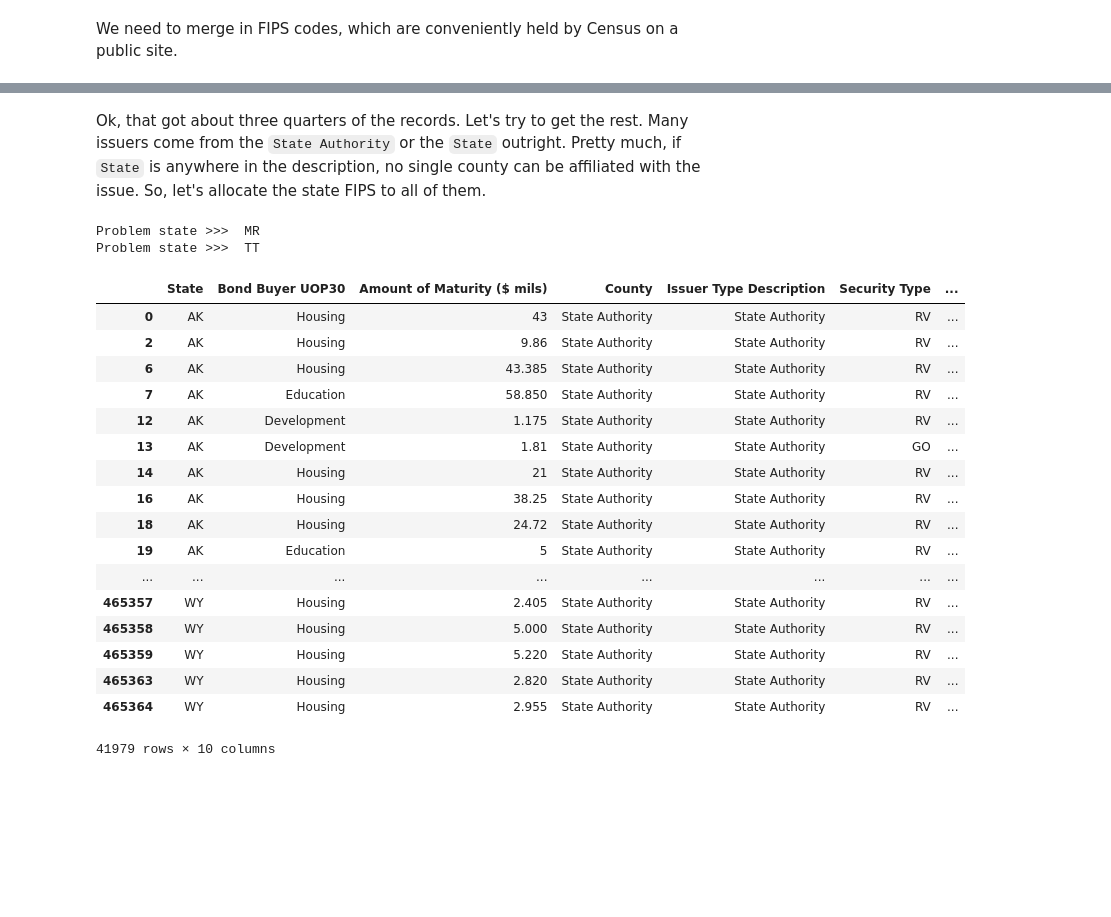
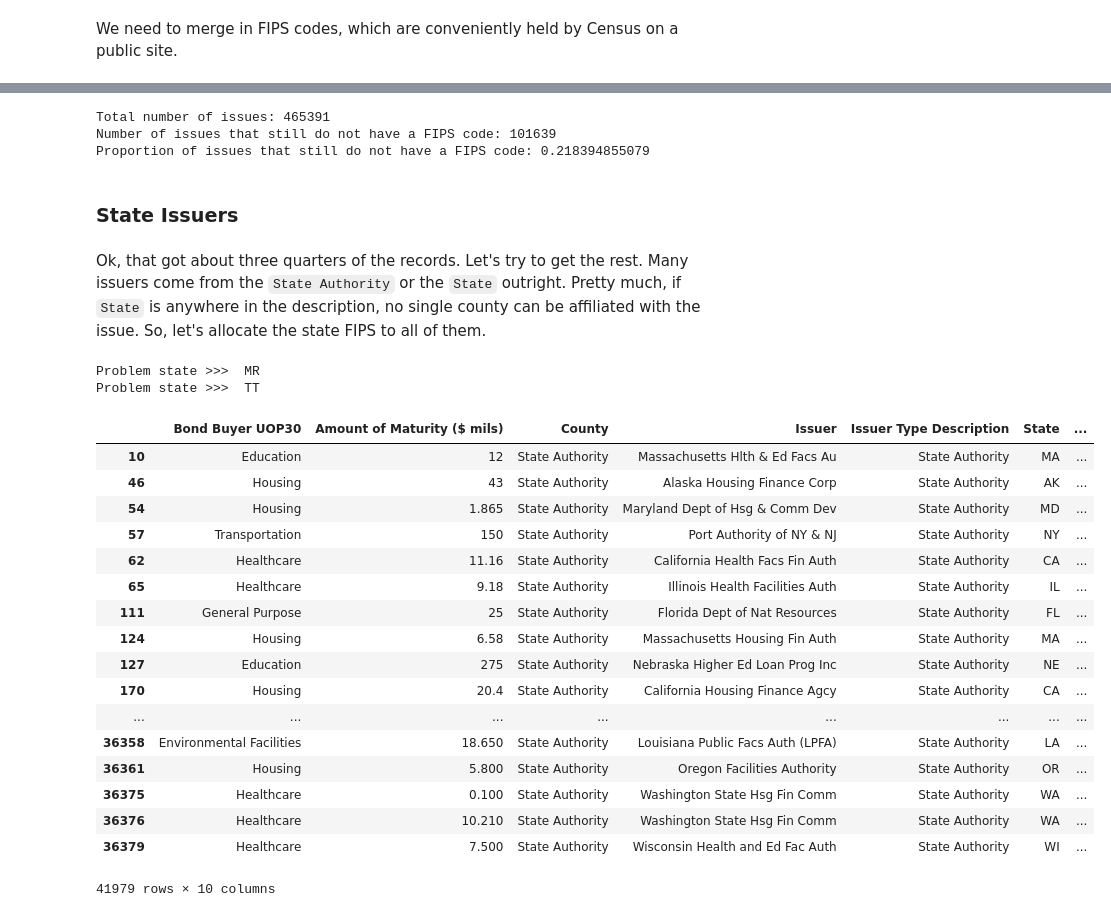
Before and after one commit to choct155/TELs_debt, a Jupyter notebook: DebtDataSeries.ipynb, the cells around one changed output, grey strips where cells are left out. Drawn from its saved outputs; the diff is of its cells as text; code cells hidden in the pictures; blank space fills up the shorter version.

```diff
--- a/DebtDataSeries.ipynb
+++ b/DebtDataSeries.ipynb
@@ -77,7 +76,7 @@ Fortunately, all of these variables appear in the common set.
 # %%
 #Define required variables
 req_vars=['Security Type','Issuer Type Description','Bond Buyer UOP30',\
-          'Amount of Maturity ($ mils)','County','State','Sale Date']
+          'Amount of Maturity ($ mils)','County','State','Sale Date','Issuer']
 print 'All the requisite variables are in the common set:',np.array([var in common_vars for var in req_vars]).all()
 # %% [output]
 All the requisite variables are in the common set: True
@@ -145,17 +147,23 @@ fips['county']=fips['county'].str.replace(' County','')
 fips['county']=fips['county'].str.replace(' Parish','')
 
 #Create composite name and fips variables
-fips['st_cou']=fips.apply(lambda row: row['state']+'_'+row['county'],axis=1)
-fips['fips']=fips.apply(lambda row: row['fips_st']+row['fips_co'],axis=1)
+fips['st_cou']=fips.apply(lambda row: (row['state']+'_'+row['county']).lower(),axis=1)
+fips['fips']=fips.apply(lambda row: (row['fips_st']+row['fips_co']).lower(),axis=1)
 
 #Capture dict to map composite names to composite fips codes
 fips_dict=dict(zip(fips['st_cou'],fips['fips']))
 
+#Fix the counties with 'St' (insert a period)
+debt['County']=debt['County'].str.replace('St ','St. ')
+
 #Generate composite name for the debt data
-debt['st_cou']=debt.apply(lambda row: str(row['State'])+'_'+str(row['County']),axis=1)
+debt['st_cou']=debt.apply(lambda row: (str(row['State'])+'_'+str(row['County'])).lower(),axis=1)
 
 #Map in fips codes
 debt['FIPS']=debt['st_cou'].map(fips_dict)
 
+#Write in temporary set (before FIPS improvement)
+debt.to_csv('debt_ts_pre_fips.csv')
+
 debt
 # %% [output]
@@ -179,42 +187,55 @@ debt
 465391 rows × 10 columns
+# %%
+print 'Total number of issues:',len(debt)
+print 'Number of issues that still do not have a FIPS code:',len(debt[debt['FIPS'].isnull()])
+print 'Proportion of issues that still do not have a FIPS code:',len(debt[debt['FIPS'].isnull()])/float(len(debt))
+# %% [output]
+Total number of issues: 465391
+Number of issues that still do not have a FIPS code: 101639
+Proportion of issues that still do not have a FIPS code: 0.218394855079
+# %% [markdown]
+### State Issuers
 # %% [markdown]
 Ok, that got about three quarters of the records.  Let's try to get the rest.  Many issuers come from the `State Authority` or the `State` outright.  Pretty much, if `State` is anywhere in the description, no single county can be affiliated with the issue. So, let's allocate the state FIPS to all of them.
 # %%
 #Capture states
 states=sorted(set(debt['State']))[1:]
 
 #For each state...
 for st in states:
     #...capture the keys associated with that state...
-    st_keys=[item for item in fips_dict.items() if str(st)+'_' in item[0]]
+    st_keys=[item for item in fips_dict.items() if str(st).lower()+'_' in item[0]]
     try:
         #...extract the state portion of the value associated with the first member of the list...
         st_key_part=st_keys[0][1][:2]
         #...and assign the state fips code
-        debt.ix[(debt['State']==st) & ('State' in debt['Issuer Type Description']),'FIPS']=st_key_part+'000'
+        state_in_desc=((debt['Issuer Type Description'].apply(lambda x: 'State' in str(x))) |\
+                       (debt['County'].apply(lambda x: 'State' in str(x))))
+        st_mask=(debt['State']==st) & (state_in_desc)
+        debt.ix[st_mask,'FIPS']=st_key_part+'000'
 #         debt.ix[(debt['State']==st) & (debt['County']=='State'),'FIPS']=st_key_part+'000'
     except:
         print 'Problem state >>> ',st
 
 debt[debt['County']=='State Authority']
 # %% [output]
 Problem state >>>  MR
 Problem state >>>  TT
-|  | State | Bond Buyer UOP30 | Amount of Maturity ($ mils) | County | Issuer Type Description | Security Type | ... |
-| 0 | AK | Housing | 43 | State Authority | State Authority | RV | ... |
-| 2 | AK | Housing | 9.86 | State Authority | State Authority | RV | ... |
-| 6 | AK | Housing | 43.385 | State Authority | State Authority | RV | ... |
-| 7 | AK | Education | 58.850 | State Authority | State Authority | RV | ... |
-| 12 | AK | Development | 1.175 | State Authority | State Authority | RV | ... |
-| 13 | AK | Development | 1.81 | State Authority | State Authority | GO | ... |
-| 14 | AK | Housing | 21 | State Authority | State Authority | RV | ... |
-| 16 | AK | Housing | 38.25 | State Authority | State Authority | RV | ... |
-| 18 | AK | Housing | 24.72 | State Authority | State Authority | RV | ... |
-| 19 | AK | Education | 5 | State Authority | State Authority | RV | ... |
+|  | Bond Buyer UOP30 | Amount of Maturity ($ mils) | County | Issuer | Issuer Type Description | State | ... |
+| 10 | Education | 12 | State Authority | Massachusetts Hlth & Ed Facs Au | State Authority | MA | ... |
+| 46 | Housing | 43 | State Authority | Alaska Housing Finance Corp | State Authority | AK | ... |
+| 54 | Housing | 1.865 | State Authority | Maryland Dept of Hsg & Comm Dev | State Authority | MD | ... |
+| 57 | Transportation | 150 | State Authority | Port Authority of NY & NJ | State Authority | NY | ... |
+| 62 | Healthcare | 11.16 | State Authority | California Health Facs Fin Auth | State Authority | CA | ... |
+| 65 | Healthcare | 9.18 | State Authority | Illinois Health Facilities Auth | State Authority | IL | ... |
+| 111 | General Purpose | 25 | State Authority | Florida Dept of Nat Resources | State Authority | FL | ... |
+| 124 | Housing | 6.58 | State Authority | Massachusetts Housing Fin Auth | State Authority | MA | ... |
+| 127 | Education | 275 | State Authority | Nebraska Higher Ed Loan Prog Inc | State Authority | NE | ... |
+| 170 | Housing | 20.4 | State Authority | California Housing Finance Agcy | State Authority | CA | ... |
 | ... | ... | ... | ... | ... | ... | ... | ... |
-| 465357 | WY | Housing | 2.405 | State Authority | State Authority | RV | ... |
-| 465358 | WY | Housing | 5.000 | State Authority | State Authority | RV | ... |
-| 465359 | WY | Housing | 5.220 | State Authority | State Authority | RV | ... |
-| 465363 | WY | Housing | 2.820 | State Authority | State Authority | RV | ... |
-| 465364 | WY | Housing | 2.955 | State Authority | State Authority | RV | ... |
+| 36358 | Environmental Facilities | 18.650 | State Authority | Louisiana Public Facs Auth (LPFA) | State Authority | LA | ... |
+| 36361 | Housing | 5.800 | State Authority | Oregon Facilities Authority | State Authority | OR | ... |
+| 36375 | Healthcare | 0.100 | State Authority | Washington State Hsg Fin Comm | State Authority | WA | ... |
+| 36376 | Healthcare | 10.210 | State Authority | Washington State Hsg Fin Comm | State Authority | WA | ... |
+| 36379 | Healthcare | 7.500 | State Authority | Wisconsin Health and Ed Fac Auth | State Authority | WI | ... |
 41979 rows × 10 columns
```
Also changed, not shown: parts of 34 cells of this notebook, 6 other files.
